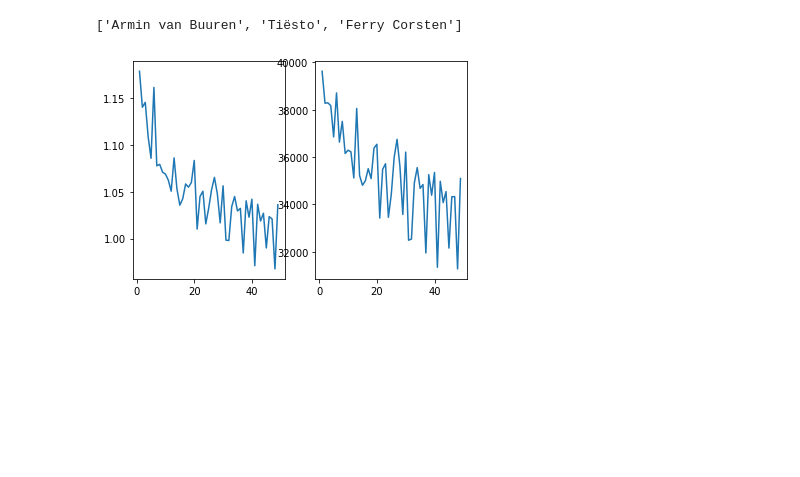
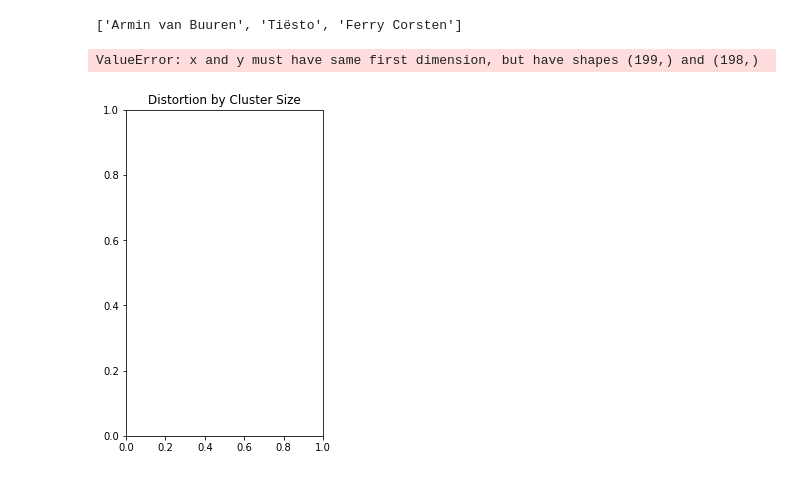
Before and after one commit to timcopelandoh/thinkful, a Jupyter notebook: Capstones and Projects/Capstone 4.ipynb, the cells around one changed output. Saved outputs shown, nothing was run; the diff lists cells and outputs as text; code cells hidden in the pictures; blank space fills up the shorter version.

```diff
--- a/Capstones and Projects/Capstone 4.ipynb
+++ b/Capstones and Projects/Capstone 4.ipynb
@@ -399,25 +399,37 @@ cluster_4[:20]
 # %%
 from sklearn import metrics
 from scipy.spatial.distance import cdist
 
 X = content_vector.iloc[:,1:]
 
 distortions = []
 inertias = []
+sil = []
 
-k_range = range(1,50)
+k_range = range(2,200)
 
 for k in k_range:
     model = MiniBatchKMeans(n_clusters = k).fit(X)
     distortions.append(sum(np.min(cdist(X, model.cluster_centers_, 'euclidean'), axis=1)) / X.shape[0])
     inertias.append(model.inertia_)
+    sil.append(metrics.silhouette_score(X, model.predict(X), metric='euclidean'))
 
-plt.subplot(1,2,1)
-plt.plot([x for x in range(1,50)], distortions)
 
-plt.subplot(1,2,2)
-plt.plot([x for x in range(1,50)], inertias)
+plt.figure(figsize=(12,6))
+
+plt.subplot(1,3,1)
+plt.title('Distortion by Cluster Size')
+plt.plot([x for x in k_range], distortions)
+
+plt.subplot(1,3,2)
+plt.title('Intertia by Cluster Size')
+plt.plot([x for x in k_range], inertias)
+
+plt.subplot(1,3,3)
+plt.title('Silhouette Score by Cluster Size')
+plt.plot([x for x in k_range], sil)
 
 plt.show()
 # %% [output]
+ValueError: x and y must have same first dimension, but have shapes (199,) and (198,)
-[figure, old version]
+[figure, new version]
```
Also changed, not shown: parts of 7 cells of this notebook, 4 other files.
